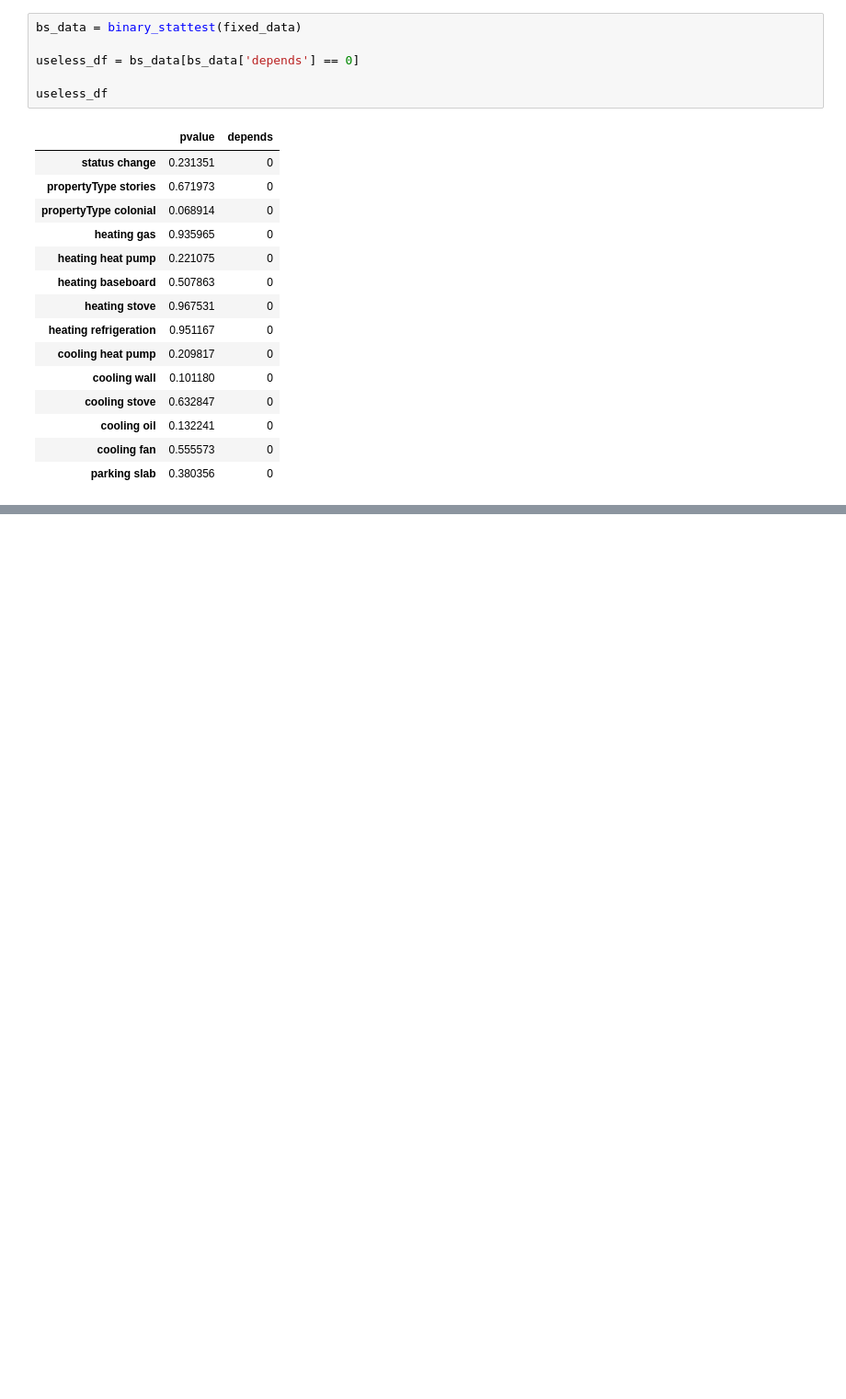
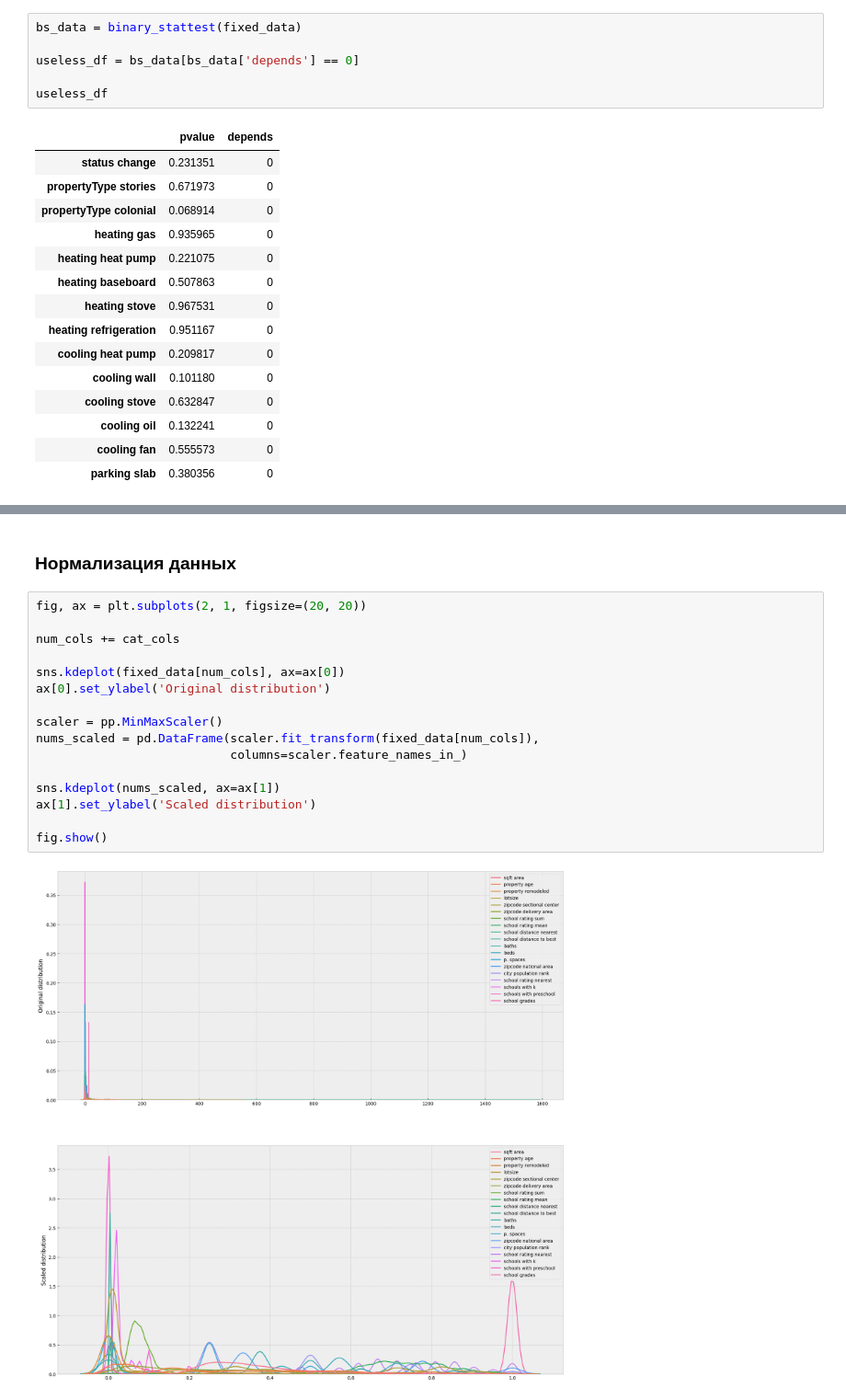
Before and after one commit to georgekovin/Housing-Regression-Project, a Jupyter notebook: modeling_nb.ipynb, the cells around one changed output, grey strips where cells are left out. Shown at 92% size. Cells and saved outputs as stored; diff of their text form; blank space fills up the shorter version.

```diff
--- a/modeling_nb.ipynb
+++ b/modeling_nb.ipynb
@@ -417,0 +527,20 @@ num_cols
+# %% [markdown]
+### Нормализация данных
+# %%
+fig, ax = plt.subplots(2, 1, figsize=(20, 20))
+
+num_cols += cat_cols
+
+sns.kdeplot(fixed_data[num_cols], ax=ax[0])
+ax[0].set_ylabel('Original distribution')
+
+scaler = pp.MinMaxScaler()
+nums_scaled = pd.DataFrame(scaler.fit_transform(fixed_data[num_cols]),
+                           columns=scaler.feature_names_in_)
+
+sns.kdeplot(nums_scaled, ax=ax[1])
+ax[1].set_ylabel('Scaled distribution')
+
+fig.show()
+# %% [output]
+[figure, added]
```
Also changed, not shown: parts of 59 cells of this notebook, 1 other file.
